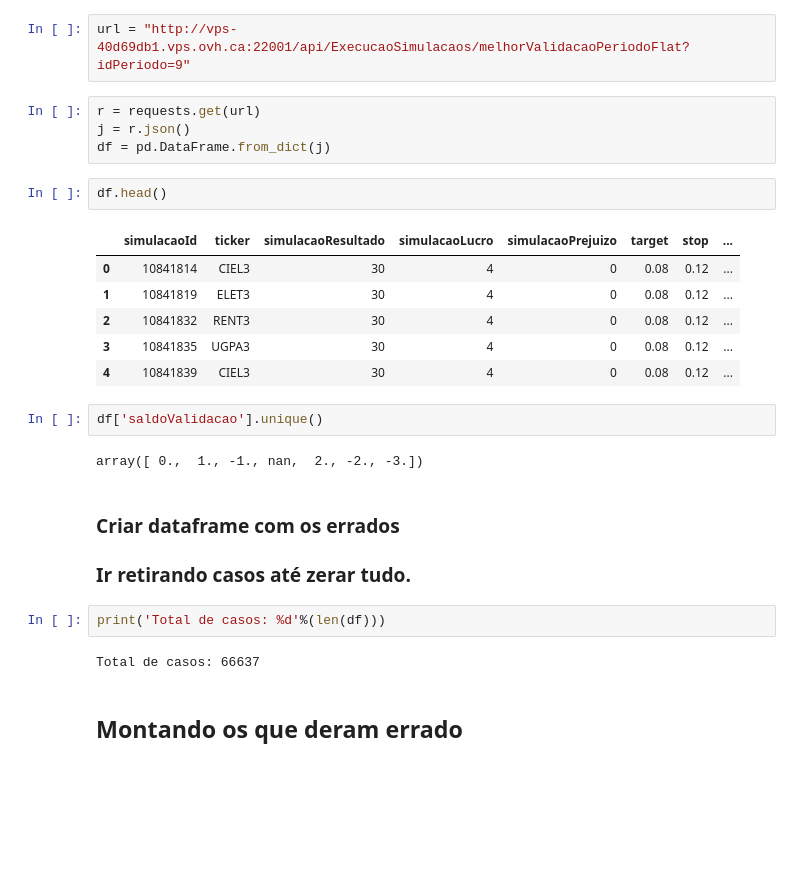
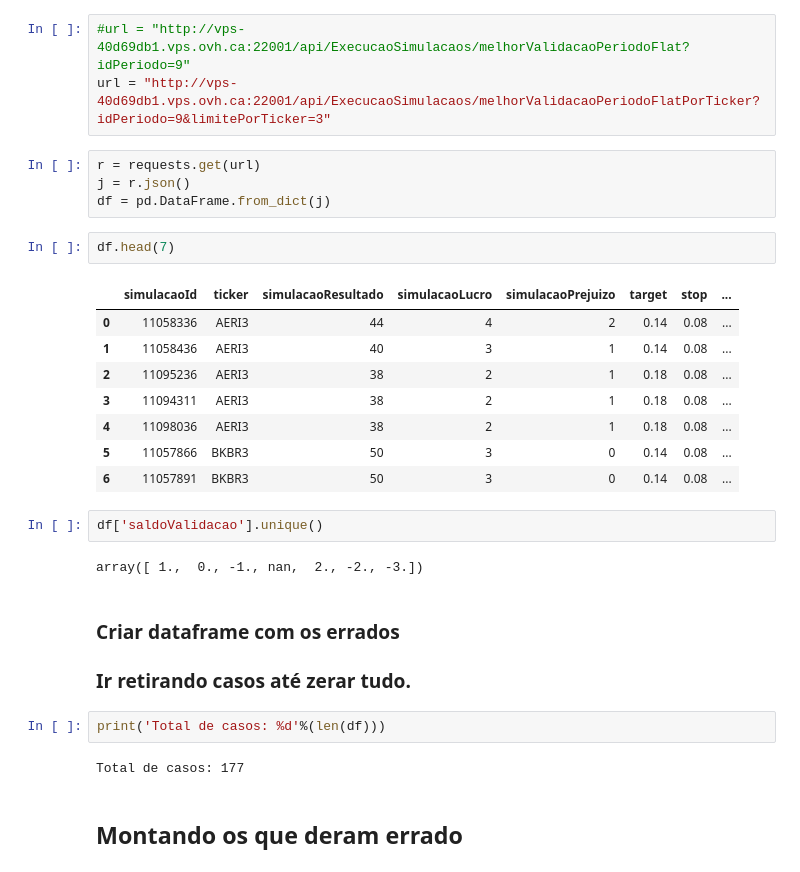
Before and after one commit to paulofor/Jupyter-Espaco01, a Jupyter notebook: Validador/Usando dados originais.ipynb, the cells around one changed output. Saved outputs shown, nothing was run; the diff lists cells and outputs as text; blank space fills up the shorter version.

```diff
--- a/Validador/Usando dados originais.ipynb
+++ b/Validador/Usando dados originais.ipynb
@@ -7,31 +7,34 @@ import requests
 import pandas as pd
 import matplotlib.pyplot as plt
 # %%
-url = "http://vps-40d69db1.vps.ovh.ca:22001/api/ExecucaoSimulacaos/melhorValidacaoPeriodoFlat?idPeriodo=9"
+#url = "http://vps-40d69db1.vps.ovh.ca:22001/api/ExecucaoSimulacaos/melhorValidacaoPeriodoFlat?idPeriodo=9"
+url = "http://vps-40d69db1.vps.ovh.ca:22001/api/ExecucaoSimulacaos/melhorValidacaoPeriodoFlatPorTicker?idPeriodo=9&limitePorTicker=3"
 # %%
 r = requests.get(url)
 j = r.json()
 df = pd.DataFrame.from_dict(j)
 # %%
-df.head()
+df.head(7)
 # %% [output]
 |  | simulacaoId | ticker | simulacaoResultado | simulacaoLucro | simulacaoPrejuizo | target | stop | ... |
-| 0 | 10841814 | CIEL3 | 30 | 4 | 0 | 0.08 | 0.12 | ... |
-| 1 | 10841819 | ELET3 | 30 | 4 | 0 | 0.08 | 0.12 | ... |
-| 2 | 10841832 | RENT3 | 30 | 4 | 0 | 0.08 | 0.12 | ... |
-| 3 | 10841835 | UGPA3 | 30 | 4 | 0 | 0.08 | 0.12 | ... |
-| 4 | 10841839 | CIEL3 | 30 | 4 | 0 | 0.08 | 0.12 | ... |
+| 0 | 11058336 | AERI3 | 44 | 4 | 2 | 0.14 | 0.08 | ... |
+| 1 | 11058436 | AERI3 | 40 | 3 | 1 | 0.14 | 0.08 | ... |
+| 2 | 11095236 | AERI3 | 38 | 2 | 1 | 0.18 | 0.08 | ... |
+| 3 | 11094311 | AERI3 | 38 | 2 | 1 | 0.18 | 0.08 | ... |
+| 4 | 11098036 | AERI3 | 38 | 2 | 1 | 0.18 | 0.08 | ... |
+| 5 | 11057866 | BKBR3 | 50 | 3 | 0 | 0.14 | 0.08 | ... |
+| 6 | 11057891 | BKBR3 | 50 | 3 | 0 | 0.14 | 0.08 | ... |
 # %%
 df['saldoValidacao'].unique()
 # %% [output]
-array([ 0.,  1., -1., nan,  2., -2., -3.])
+array([ 1.,  0., -1., nan,  2., -2., -3.])
 # %% [markdown]
 ### Criar dataframe com os errados
 ### Ir retirando casos até zerar tudo.
 # %%
 print('Total de casos: %d'%(len(df)))
 # %% [output]
-Total de casos: 66637
+Total de casos: 177
 # %% [markdown]
 ## Montando os que deram errado
 # %%
```
Also changed, not shown: parts of 11 cells of this notebook, 2 other files.
